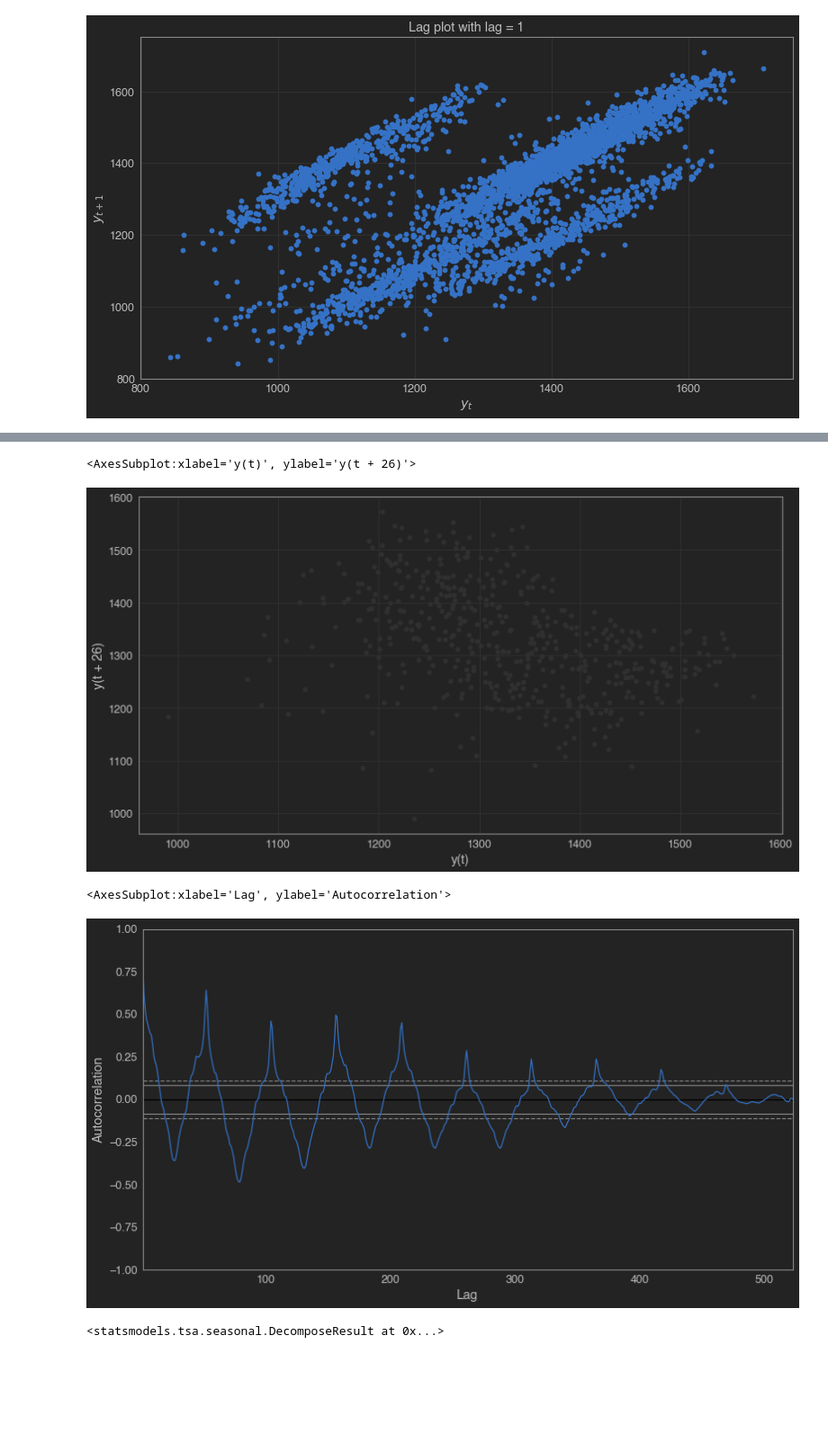
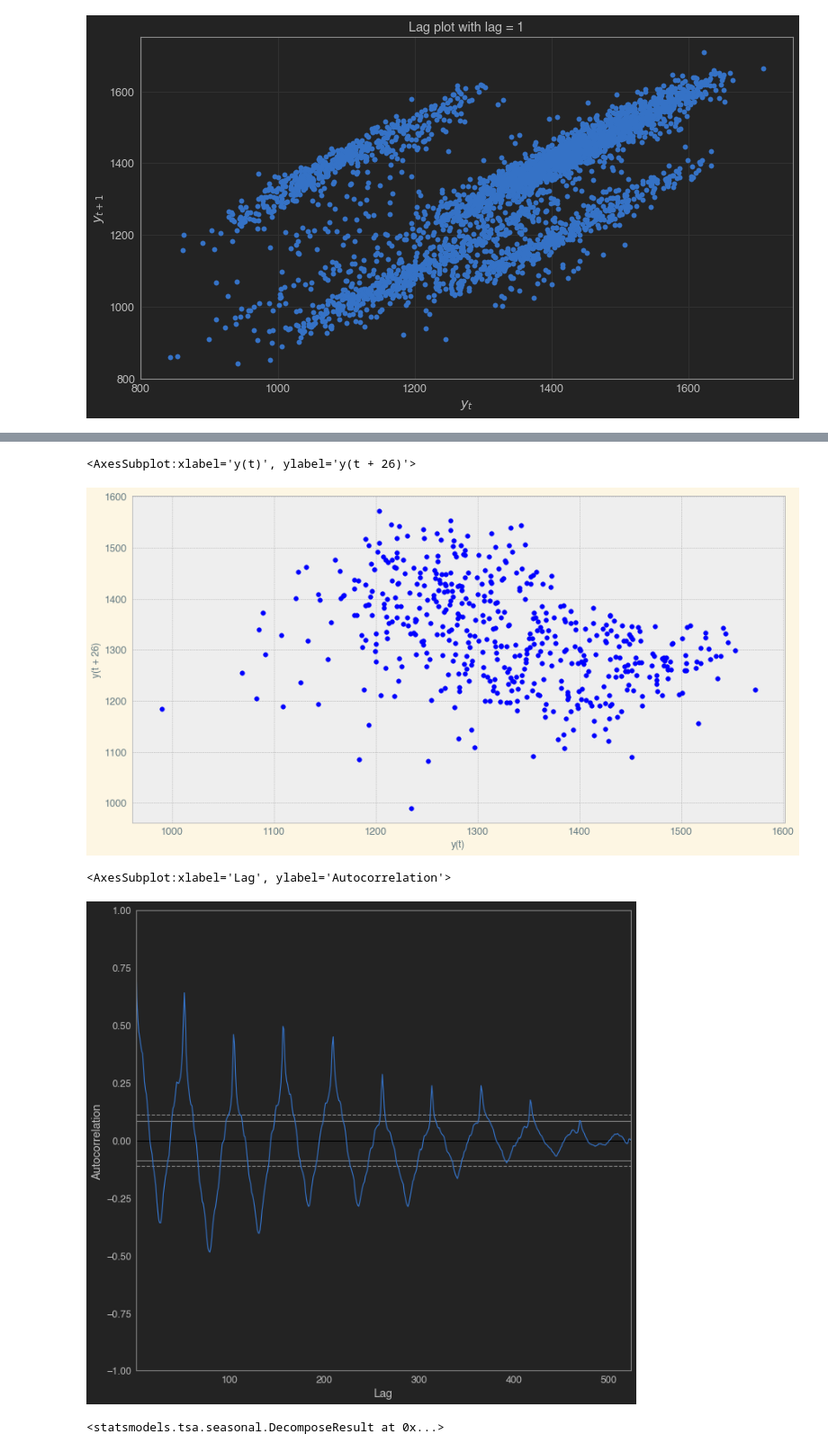
Before and after one commit to Ken-Alviola/time-series-exercises, a Jupyter notebook: explore.ipynb, the cells around one changed output, grey strips where cells are left out. Shown at 90% size. Drawn from its saved outputs; the diff is of its cells as text; code cells hidden in the pictures; blank space fills up the shorter version.

```diff
--- a/explore.ipynb
+++ b/explore.ipynb
@@ -781,6 +781,7 @@ plt.title('Lag plot with lag = 1')
 Text(0.5, 1.0, 'Lag plot with lag = 1')
 [figure]
 # %%
+plt.style.use('bmh')
 daily = train.resample('D').mean()
 daily['consumption_next_day'] = daily.Consumption.shift(-1)
 daily.plot.scatter(x='Consumption', y='consumption_next_day')
@@ -857,12 +858,14 @@ weekly
 pd.plotting.lag_plot(train.Consumption.resample('W').mean(), lag=26)
 # %% [output]
 <AxesSubplot:xlabel='y(t)', ylabel='y(t + 26)'>
-[figure, old version]
+[figure, new version]
 # %%
+jtplot.style()
+plt.figure(figsize=(10,10))
 pd.plotting.autocorrelation_plot(train.Consumption.resample('W').mean())
 # %% [output]
 <AxesSubplot:xlabel='Lag', ylabel='Autocorrelation'>
-[figure, old version]
+[figure, new version]
 # %%
 y = train.Consumption.resample('W').mean()
 
```
Also changed, not shown: parts of 4 cells of this notebook.
